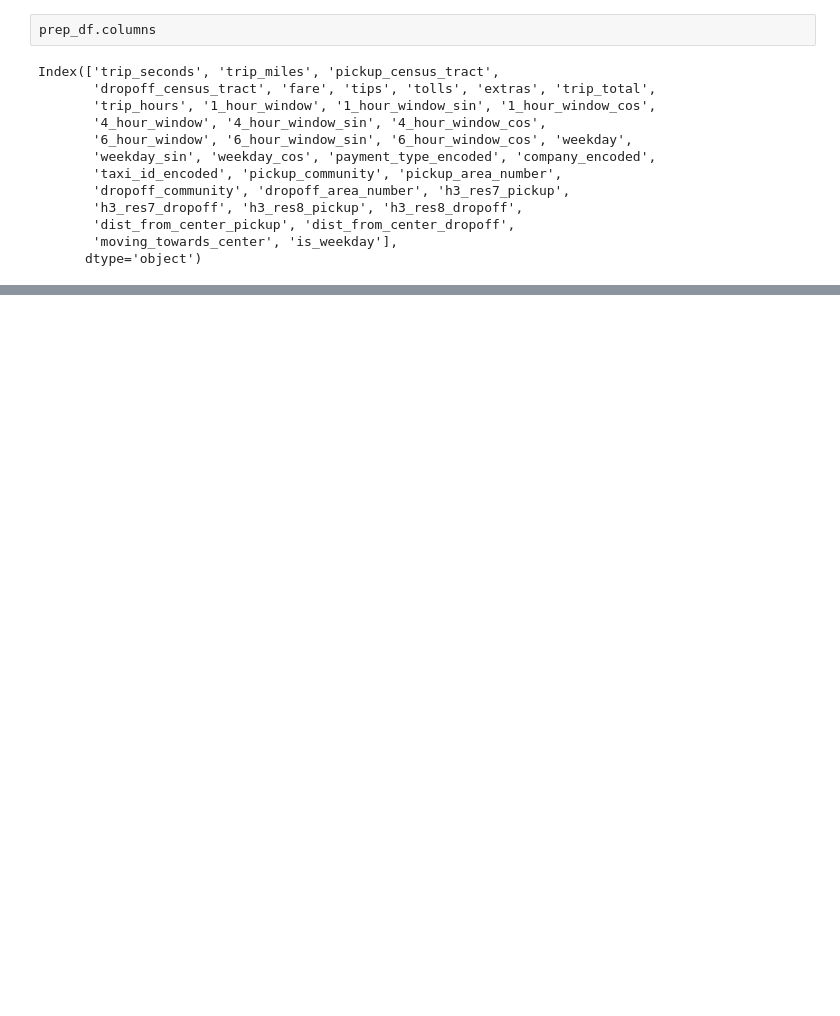
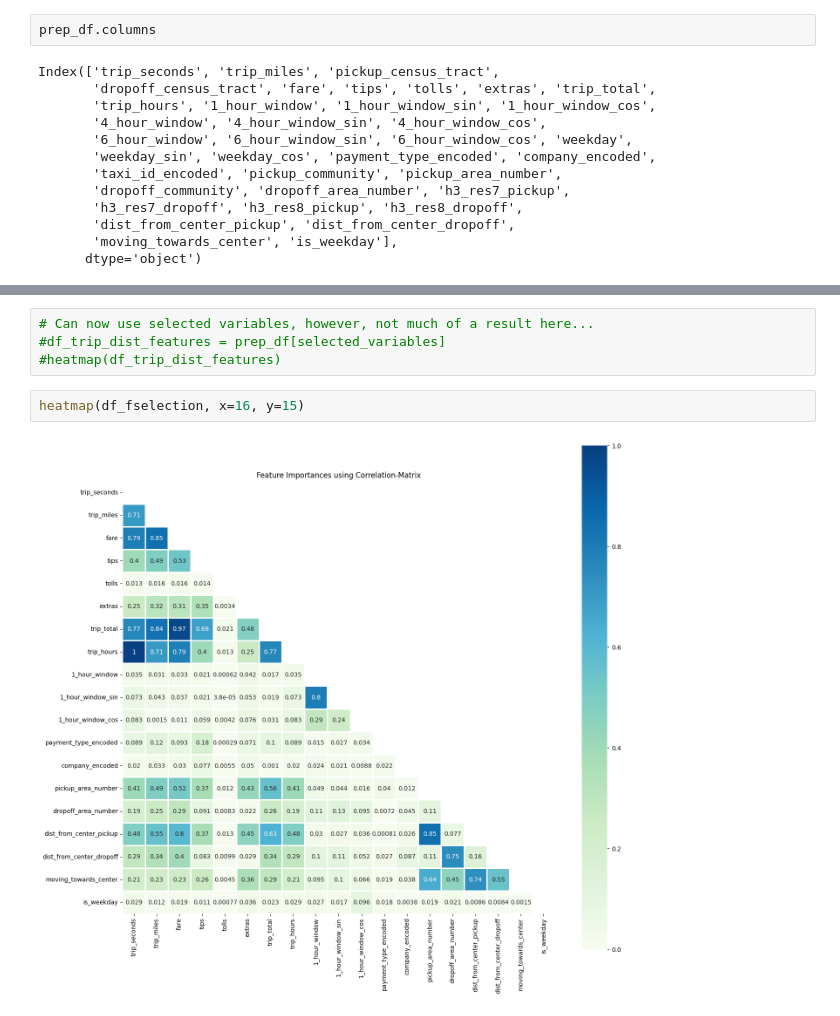
Before and after one commit to madxox/AAA_Teamassignment, a Jupyter notebook: 03_cluster_analysis.ipynb, the cells around one changed output, grey strips where cells are left out. Drawn from its saved outputs; the diff is of its cells as text; blank space fills up the shorter version.

```diff
--- a/03_cluster_analysis.ipynb
+++ b/03_cluster_analysis.ipynb
@@ -433,0 +426,8 @@ features_trip_customer_based = [
+# %%
+# Can now use selected variables, however, not much of a result here...
+#df_trip_dist_features = prep_df[selected_variables]
+#heatmap(df_trip_dist_features)
+# %%
+heatmap(df_fselection, x=16, y=15)
+# %% [output]
+[figure, added]
```
Also changed, not shown: parts of 68 cells of this notebook, 1 other file.
